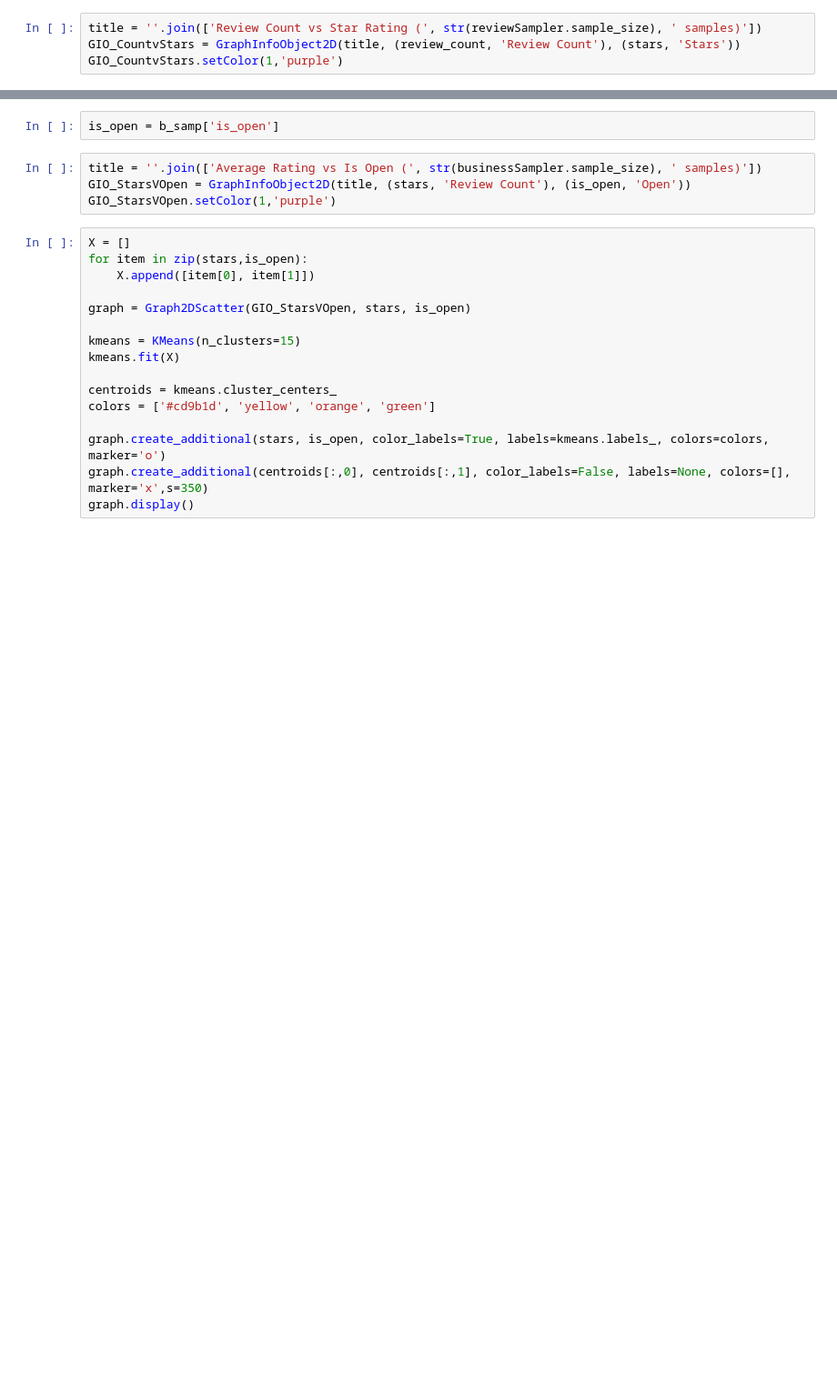
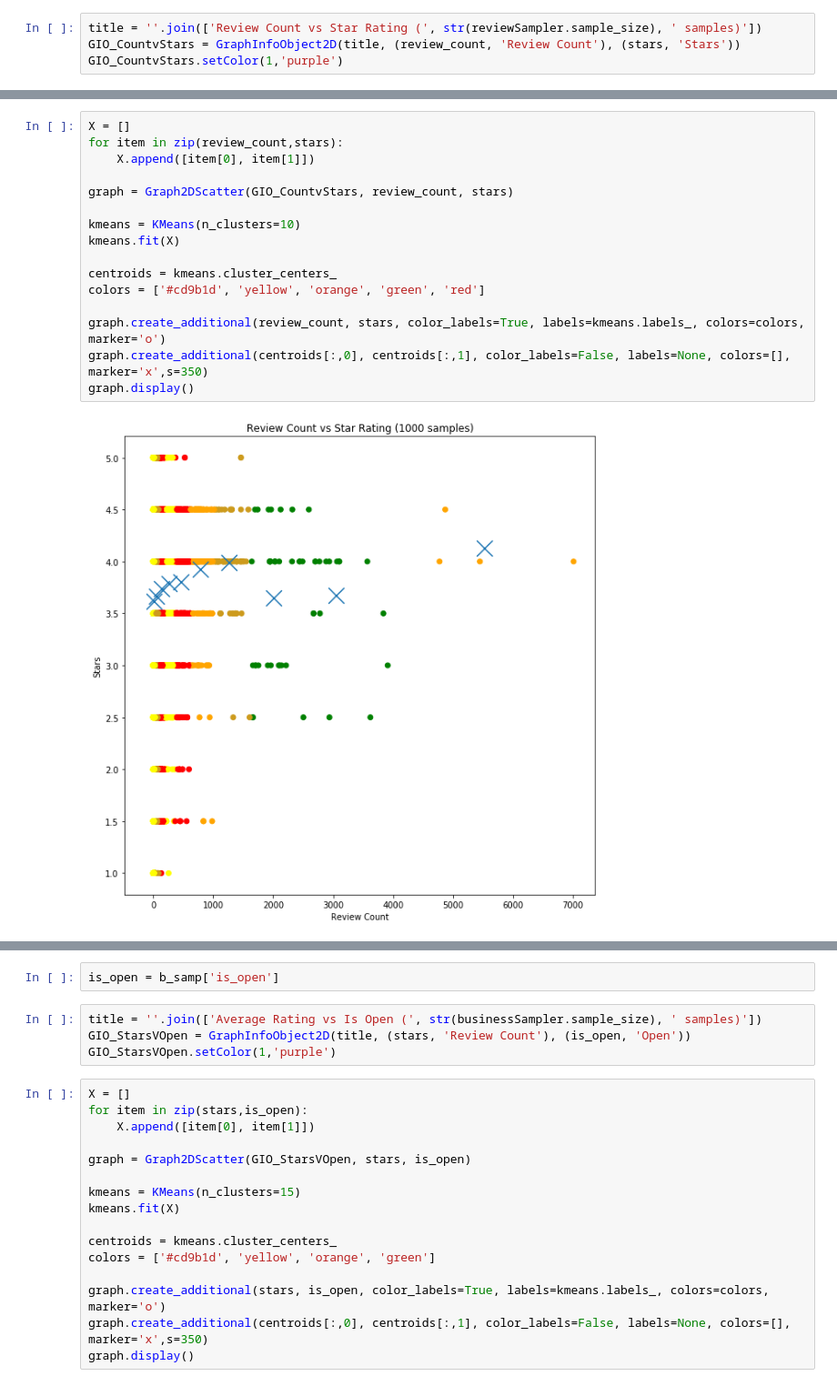
Before and after one commit to TheBetterTeam/GetYelp, a Jupyter notebook: Yelp Data/work.ipynb, the cells around one changed output, grey strips where cells are left out. Shown at 91% size. Cells and saved outputs as stored; diff of their text form; blank space fills up the shorter version.

```diff
--- a/Yelp Data/work.ipynb
+++ b/Yelp Data/work.ipynb
@@ -204,3 +222,21 @@ graph.display()
+# %%
+X = []
+for item in zip(review_count,stars):
+    X.append([item[0], item[1]])
+
+graph = Graph2DScatter(GIO_CountvStars, review_count, stars)
+
+kmeans = KMeans(n_clusters=10)
+kmeans.fit(X)
+
+centroids = kmeans.cluster_centers_
+colors = ['#cd9b1d', 'yellow', 'orange', 'green', 'red']
+
+graph.create_additional(review_count, stars, color_labels=True, labels=kmeans.labels_, colors=colors, marker='o')
+graph.create_additional(centroids[:,0], centroids[:,1], color_labels=False, labels=None, colors=[], marker='x',s=350)
+graph.display()
+# %% [output]
+[figure, added]
 # %%
 print(centroids)
 # %% [output]
```
Also changed, not shown: parts of 31 cells of this notebook.
